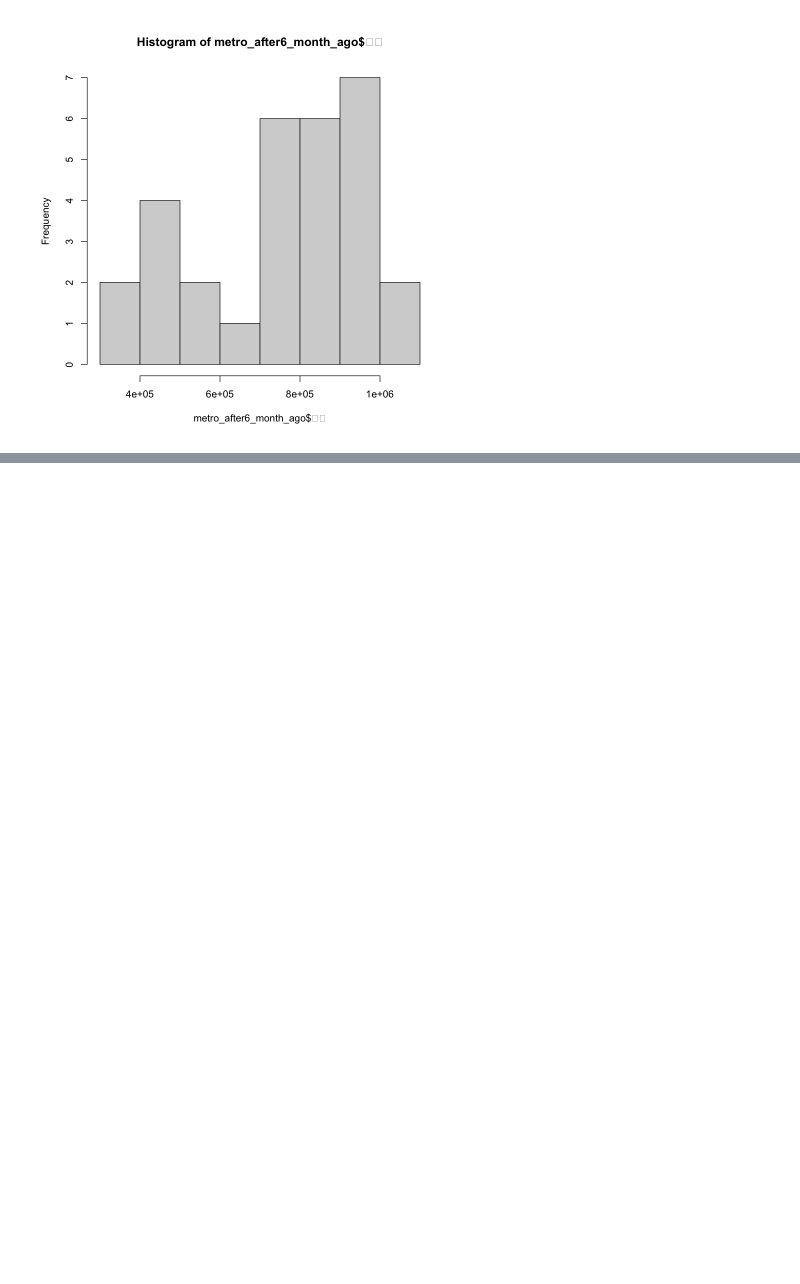
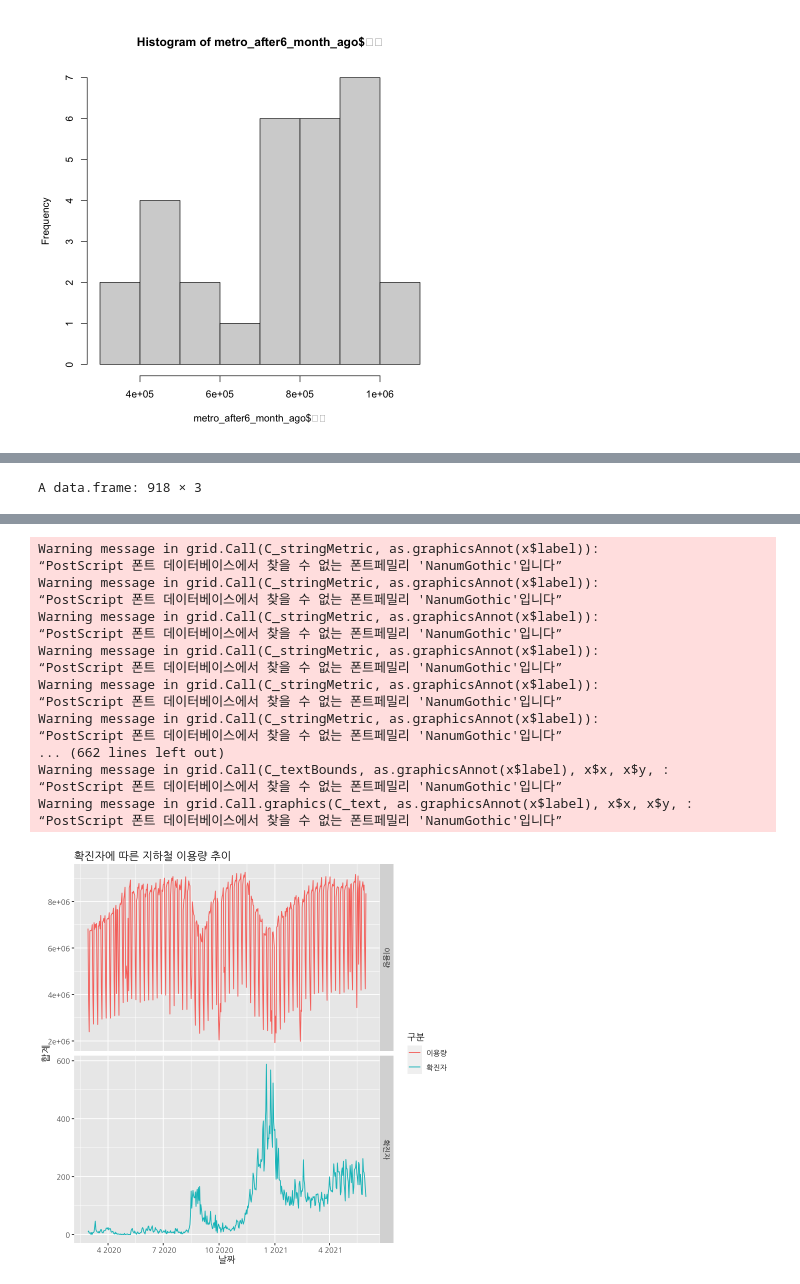
Before and after one commit to tommylee8939/TIL, a Jupyter notebook: R-project/project.ipynb, the cells around one changed output, grey strips where cells are left out. Cells and saved outputs as stored; diff of their text form; code cells hidden in the pictures; blank space fills up the shorter version.

```diff
--- a/R-project/project.ipynb
+++ b/R-project/project.ipynb
@@ -1,6 +1,8 @@
 # %%
 library(dplyr)
+library(ggplot2)
 par(family = "AppleGothic")
+theme_set(theme_gray(base_family="AppleGothic"))
 # %%
 gsub("\\([^)]*\\)","",'abc(ab)')
 # %% [output]
@@ -286,3 +281,14 @@ Warning message in title(main = main, sub = sub, xlab = xlab, ylab = ylab, ...):
 “conversion failure on 'metro_after6_month_ago$합계' in 'mbcsToSbcs': dot substituted for <84>”
 [figure]
 [figure]
+# %%
+library(dplyr)
+metro<- read.csv('./data/data.csv',encoding = 'UTF-8')
+colnames(metro)<-c('날짜','호선','역번호','역명','구분','-06','06-07','07-08','08-09','09-10','10-11','11-12','12-13','13-14','14-15','15-16','16-17','17-18','18-19','19-20','20-21','21-22','22-23','23-','요일')
+metro$합계 <-apply(metro[,6:24],1,sum)
+metro$`날짜`<-as.Date(metro$`날짜`,format = '%Y-%m-%d')
+metro <- metro %>% filter(날짜 >=as.Date('2020-02-28'))  %>% group_by(날짜) %>%
+  summarize(일별총이용량 = sum(합계))
+metro <- as.data.frame(metro)
+colnames(metro) <- c('날짜','합계')
+head(metro)
@@ -288,0 +316,13 @@ Warning message in title(main = main, sub = sub, xlab = xlab, ylab = ylab, ...):
+# %%
+covid <- read.csv('./data/코로나동향.csv',header = T)
+covid$`자치구.기준일`<- as.Date(covid$`자치구.기준일`,format = '%Y.%m.%d')
+colnames(covid) <- gsub('\\.',' ',colnames(covid))
+
+covid_new <- covid[,seq(1,53,2)]
+covid_new$합계 <- apply(covid_new[,-1],1,sum)
+covid_new <- covid_new[,c(1,28)]
+covid_new <- covid_new[seq(518,1,-1),]
+row.names(covid_new) <- c()
+covid_new <- covid_new %>% filter(`자치구 기준일`<=as.Date('2021-05-31'))
+colnames(covid_new) <- c('날짜','합계')
+tail(covid_new)
@@ -288,0 +339,13 @@ Warning message in title(main = main, sub = sub, xlab = xlab, ylab = ylab, ...):
+# %%
+theme_set(theme_gray(base_family="NanumGothic"))
+
+metro$구분 ='이용량'
+covid_new $구분 ='확진자'
+rbind(metro,covid_new)
+
+ggplot(data = rbind(metro,covid_new),aes(x=날짜,y=합계,col=구분))+
+  geom_line()+
+  ggtitle('확진자에 따른 지하철 이용량 추이')+
+  facet_grid(구분~.,scales='free')
+# %% [output]
+A data.frame: 918 × 3
@@ -288,0 +370,18 @@ Warning message in title(main = main, sub = sub, xlab = xlab, ylab = ylab, ...):
+Warning message in grid.Call(C_stringMetric, as.graphicsAnnot(x$label)):
+“PostScript 폰트 데이터베이스에서 찾을 수 없는 폰트페밀리 'NanumGothic'입니다”
+Warning message in grid.Call(C_stringMetric, as.graphicsAnnot(x$label)):
+“PostScript 폰트 데이터베이스에서 찾을 수 없는 폰트페밀리 'NanumGothic'입니다”
+Warning message in grid.Call(C_stringMetric, as.graphicsAnnot(x$label)):
+“PostScript 폰트 데이터베이스에서 찾을 수 없는 폰트페밀리 'NanumGothic'입니다”
+Warning message in grid.Call(C_stringMetric, as.graphicsAnnot(x$label)):
+“PostScript 폰트 데이터베이스에서 찾을 수 없는 폰트페밀리 'NanumGothic'입니다”
+Warning message in grid.Call(C_stringMetric, as.graphicsAnnot(x$label)):
+“PostScript 폰트 데이터베이스에서 찾을 수 없는 폰트페밀리 'NanumGothic'입니다”
+Warning message in grid.Call(C_stringMetric, as.graphicsAnnot(x$label)):
+“PostScript 폰트 데이터베이스에서 찾을 수 없는 폰트페밀리 'NanumGothic'입니다”
+... (662 lines left out)
+Warning message in grid.Call(C_textBounds, as.graphicsAnnot(x$label), x$x, x$y, :
+“PostScript 폰트 데이터베이스에서 찾을 수 없는 폰트페밀리 'NanumGothic'입니다”
+Warning message in grid.Call.graphics(C_text, as.graphicsAnnot(x$label), x$x, x$y, :
+“PostScript 폰트 데이터베이스에서 찾을 수 없는 폰트페밀리 'NanumGothic'입니다”
+[figure, added]
```
Also changed, not shown: parts of 5 cells of this notebook, 3 other files.
